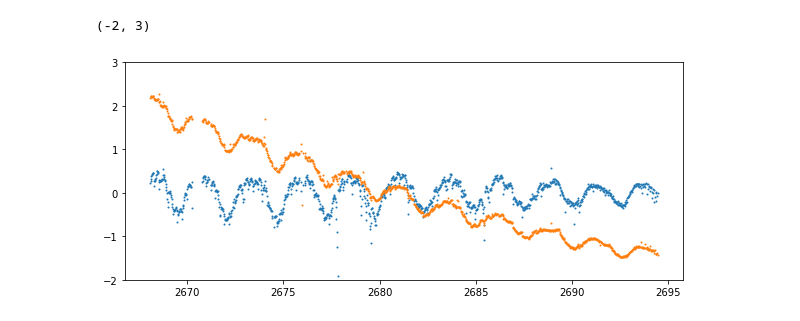
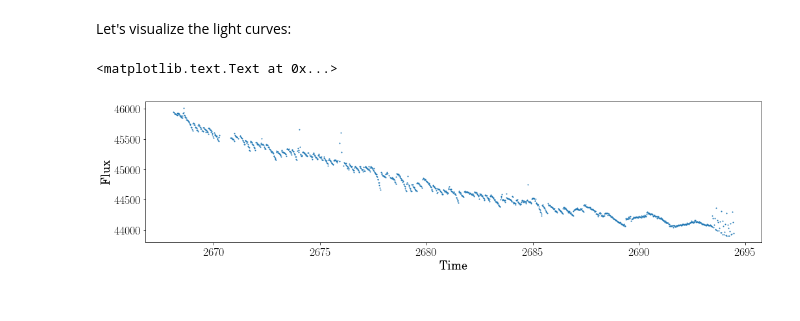
Before and after one commit to KeplerGO/oktopus, a Jupyter notebook: docs/source/notebooks/c9-prf-fitting.ipynb, the cells around one changed output. Cells and saved outputs as stored; diff of their text form; code cells hidden in the pictures.

```diff
--- a/docs/source/notebooks/c9-prf-fitting.ipynb
+++ b/docs/source/notebooks/c9-prf-fitting.ipynb
@@ -154,8 +79,10 @@ pl.ylim([-2, 3])
-# %%
-pl.figure(figsize=[10, 4])
-pl.plot(tpf.time, (lc_prf2 - np.mean(lc_prf2)) / np.std(lc_prf2), 'o', markersize=1)
-pl.plot(tpf.time, (lc2 - np.mean(lc2)) / np.std(lc2), 'o', markersize=1)
-pl.ylim([-2, 3])
-# %% [output]
-(-2, 3)
-[figure, removed]
+# %% [markdown]
+Let's visualize the light curves:
+# %%
+plt.figure(figsize=[17, 4])
+plt.plot(tpf.time, lc1, 'o', markersize=1)
+plt.xlabel("Time")
+plt.ylabel("Flux")
+# %% [output]
+<matplotlib.text.Text at 0x...>
+[figure, added]
```
Also changed, not shown: parts of 96 cells of this notebook, 1 other file.
